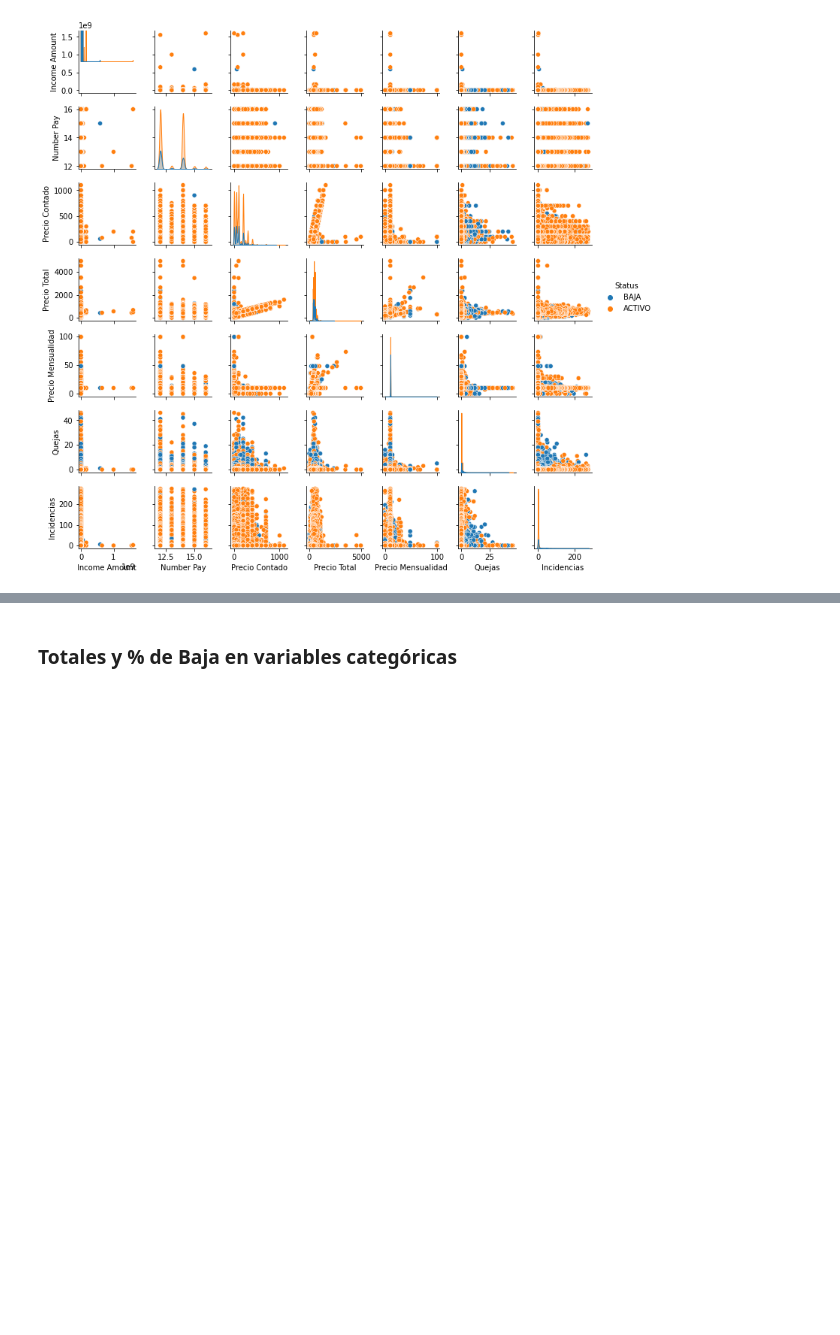
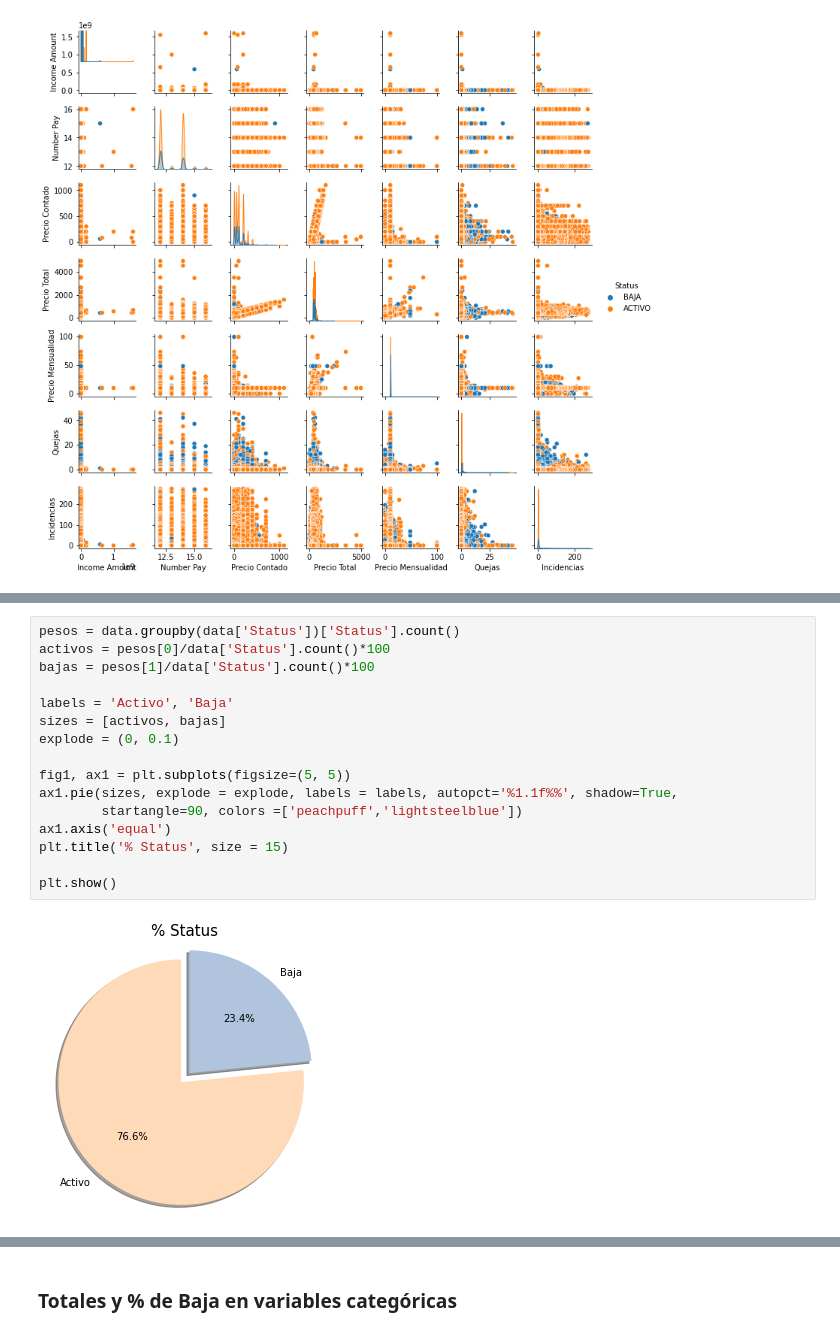
Before and after one commit to albertodiazr/TFM_churn, a Jupyter notebook: notebooks/01.Data_exploration.ipynb, the cells around one changed output, grey strips where cells are left out. Saved outputs shown, nothing was run; the diff lists cells and outputs as text; blank space fills up the shorter version.

```diff
--- a/notebooks/01.Data_exploration.ipynb
+++ b/notebooks/01.Data_exploration.ipynb
@@ -135,0 +129,18 @@ Name: Status, dtype: int64
+# %%
+pesos = data.groupby(data['Status'])['Status'].count()
+activos = pesos[0]/data['Status'].count()*100
+bajas = pesos[1]/data['Status'].count()*100
+
+labels = 'Activo', 'Baja'
+sizes = [activos, bajas]
+explode = (0, 0.1)
+
+fig1, ax1 = plt.subplots(figsize=(5, 5))
+ax1.pie(sizes, explode = explode, labels = labels, autopct='%1.1f%%', shadow=True,
+        startangle=90, colors =['peachpuff','lightsteelblue'])
+ax1.axis('equal')
+plt.title('% Status', size = 15)
+
+plt.show()
+# %% [output]
+[figure, added]
```
Also changed, not shown: parts of 5 cells of this notebook, 1 other file.
